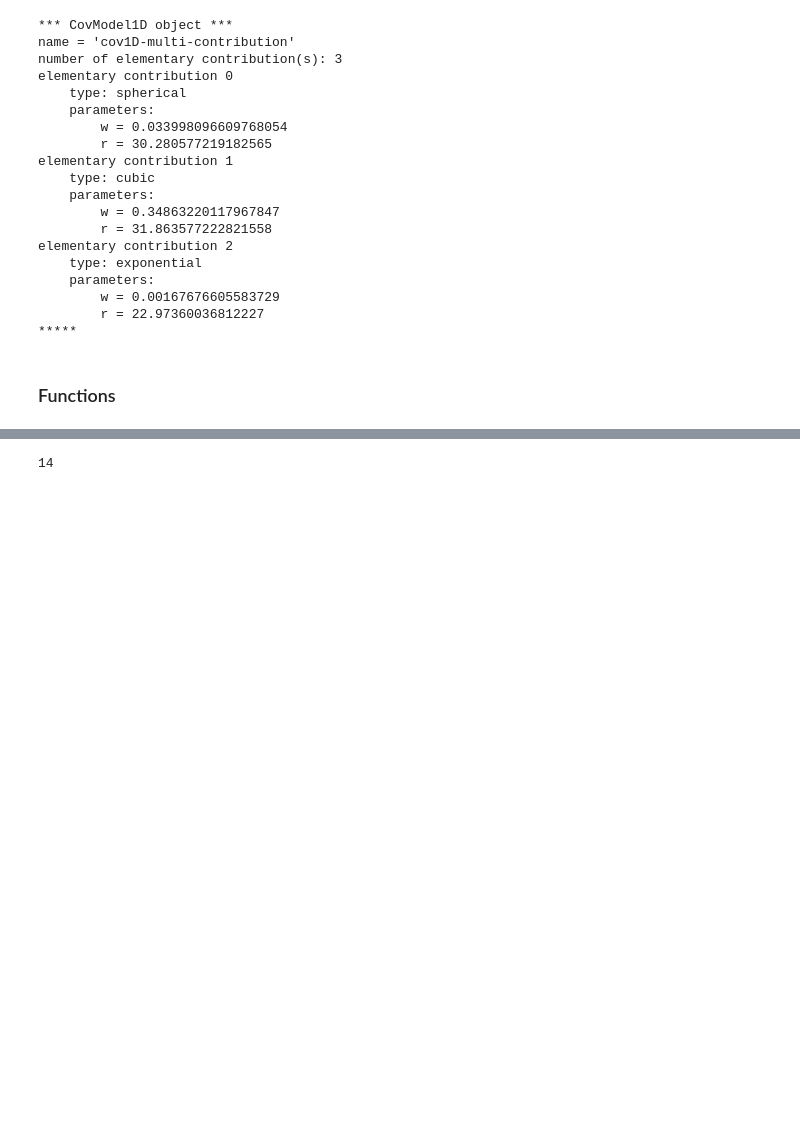
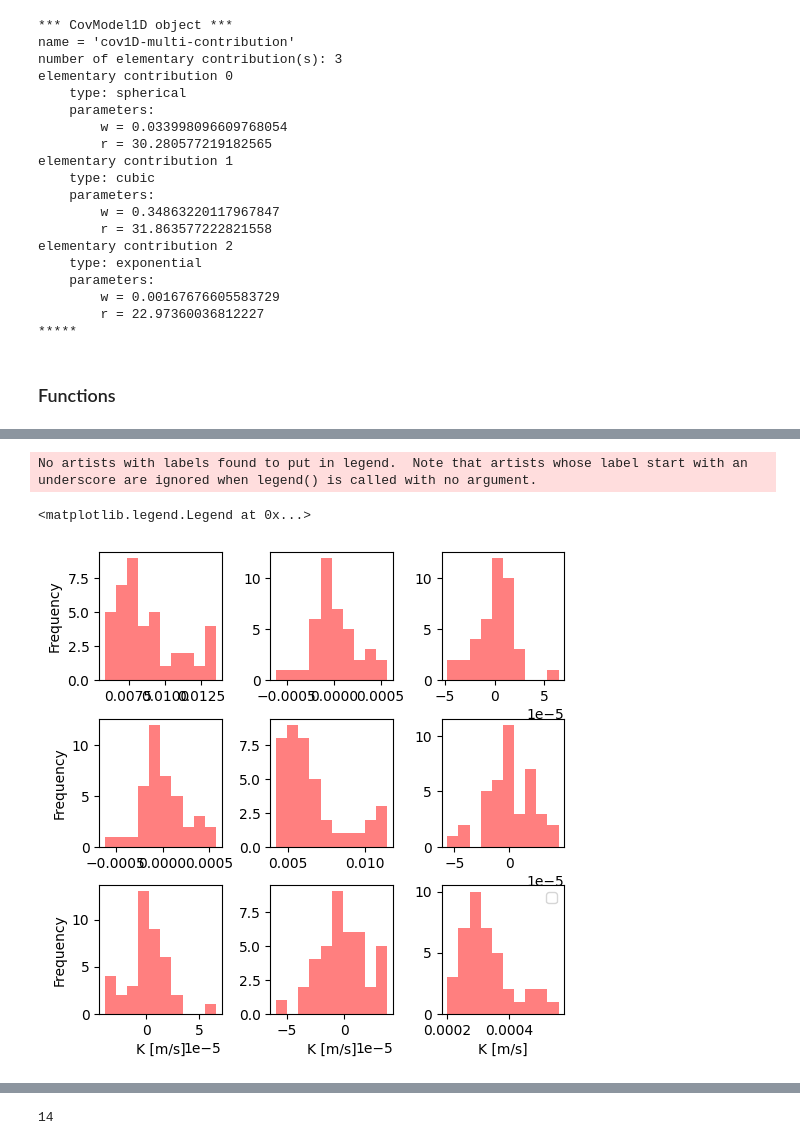
Before and after one commit to randlab/erosim, a Jupyter notebook: notebooks/application/Bumberg_3D.ipynb, the cells around one changed output, grey strips where cells are left out. Saved outputs shown, nothing was run; the diff lists cells and outputs as text; code cells hidden in the pictures; blank space fills up the shorter version.

```diff
--- a/notebooks/application/Bumberg_3D.ipynb
+++ b/notebooks/application/Bumberg_3D.ipynb
@@ -439,0 +799,17 @@ Wall time: 1min 20s
+# %%
+dic_facies_k = {3:  1e-1,
+                1: 1e-4,
+                2: 1e-2,
+                4: 1e-5}
+
+# l_keq = []
+# for isim in range(10):
+#     print(isim)
+#     K = sims[isim].copy().astype(float)
+#     K[sims[isim] == -99] = 1e-30
+
+#     for key, value in dic_facies_k.items():
+#         K[K == key] = value
+
+#     K_eq = compute_k_eq(K)
+#     l_keq.append(-K_eq)
@@ -439,0 +908,19 @@ Wall time: 1min 20s
+# %%
+plt.figure(figsize=(6, 6), dpi=100)
+plt.subplots_adjust(hspace=0.3, wspace=0.4)
+
+for i in range(3):
+    for j in range(3):
+        plt.subplot(3, 3, i*3+j+1)
+        plt.hist(keq_all[:, i, j], bins=10, alpha=0.5, color="red")
+
+        if j == 0:
+            plt.ylabel("Frequency")
+        if i == 2:
+            plt.xlabel("K [m/s]")
+# plot legend on the last subplot
+plt.legend()
+# %% [output]
+No artists with labels found to put in legend.  Note that artists whose label start with an underscore are ignored when legend() is called with no argument.
+<matplotlib.legend.Legend at 0x...>
+[figure, added]
```
Also changed, not shown: parts of 27 cells of this notebook, 3 other files.
